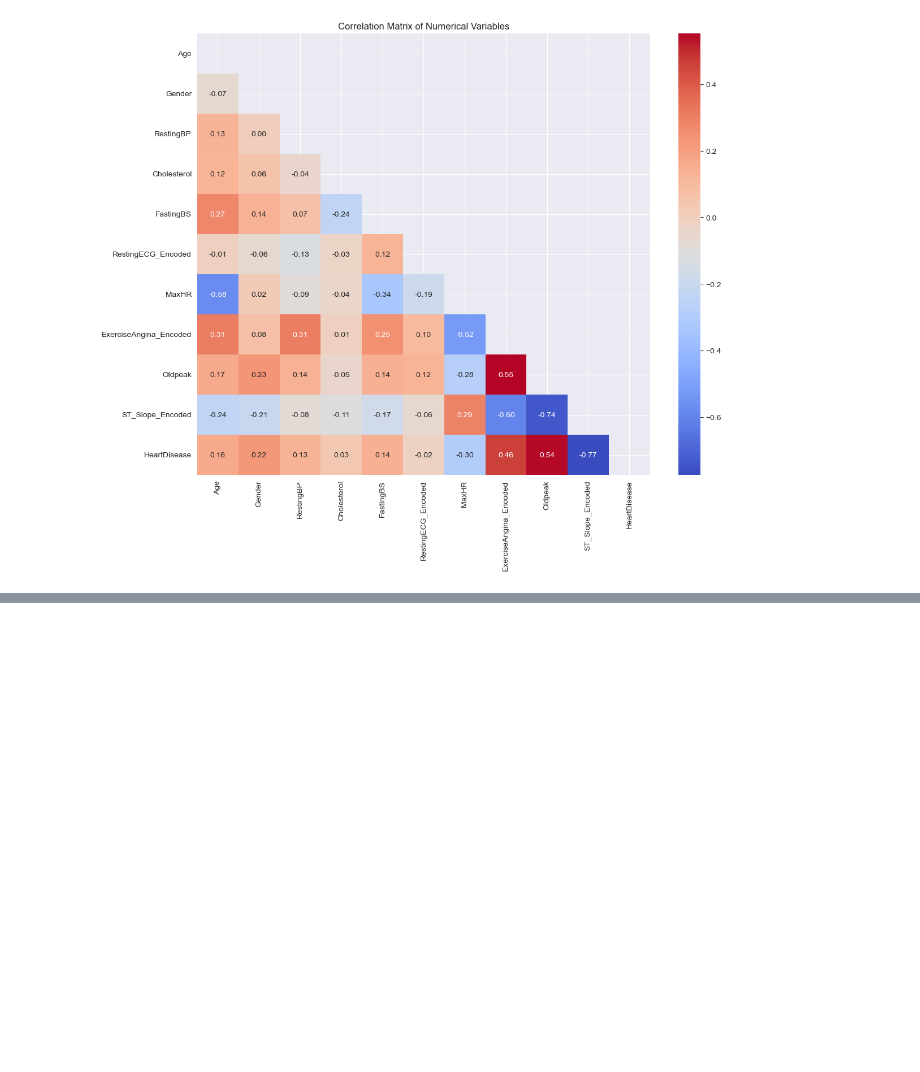
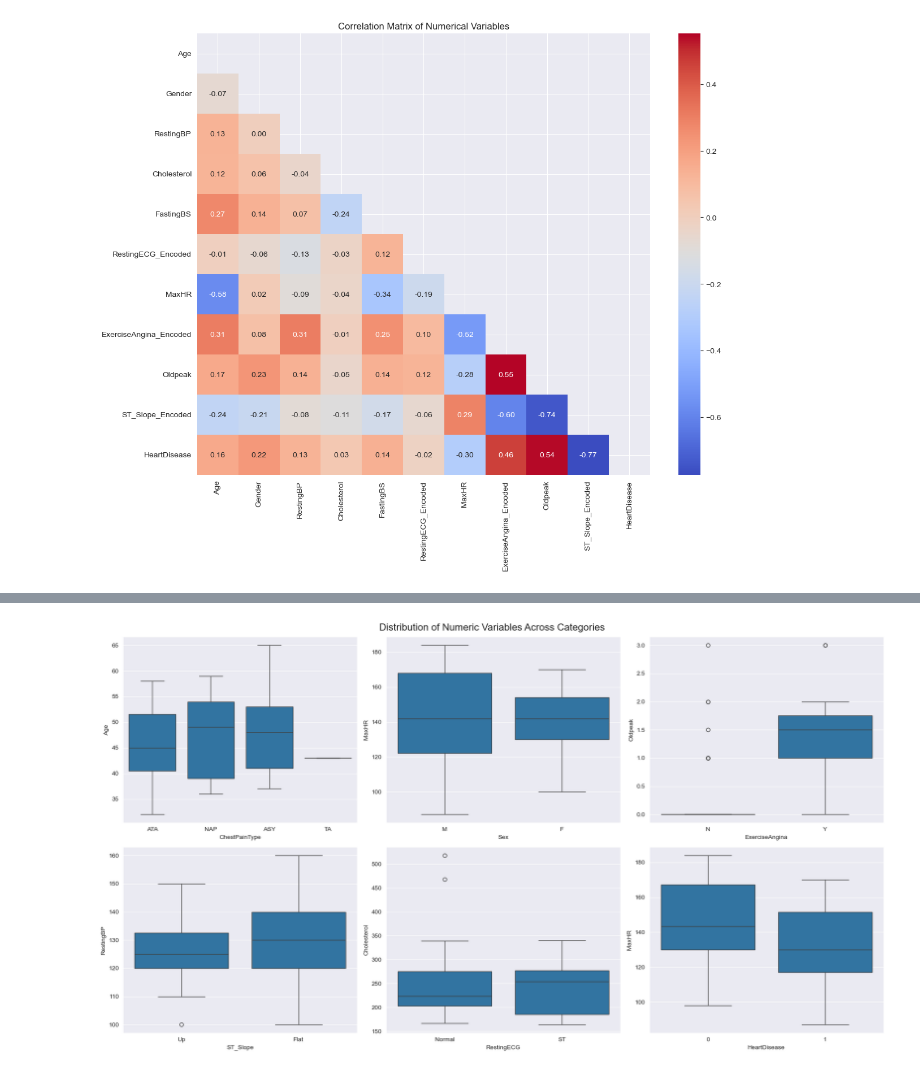
Before and after one commit to abdelmoniem-saad/Heart-Disease-Inferential-Statistics, a Jupyter notebook: Heart_Disease_Statistical_Inference.ipynb, the cells around one changed output, grey strips where cells are left out. Saved outputs shown, nothing was run; the diff lists cells and outputs as text; code cells hidden in the pictures; blank space fills up the shorter version.

```diff
--- a/Heart_Disease_Statistical_Inference.ipynb
+++ b/Heart_Disease_Statistical_Inference.ipynb
@@ -190,0 +261,15 @@ plt.show()
+# %%
+# Numeric vs Categorical Analysis - Box plots
+fig, axes = plt.subplots(2, 3, figsize=(18, 10))
+fig.suptitle('Distribution of Numeric Variables Across Categories', fontsize=16)
+
+sns.boxplot(data=df, x='ChestPainType', y='Age', ax=axes[0, 0])
+sns.boxplot(data=df, x='Sex', y='MaxHR', ax=axes[0, 1])
+sns.boxplot(data=df, x='ExerciseAngina', y='Oldpeak', ax=axes[0, 2])
+sns.boxplot(data=df, x='ST_Slope', y='RestingBP', ax=axes[1, 0])
+sns.boxplot(data=df, x='RestingECG', y='Cholesterol', ax=axes[1, 1])
+sns.boxplot(data=df, x='HeartDisease', y='MaxHR', ax=axes[1, 2])
+
+plt.tight_layout()
+# %% [output]
+[figure, added]
```
Also changed, not shown: parts of 16 cells of this notebook.
